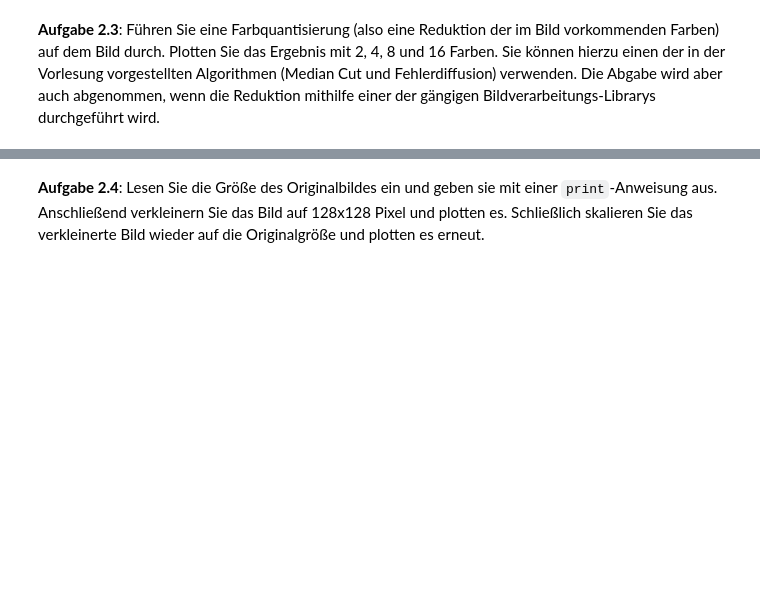
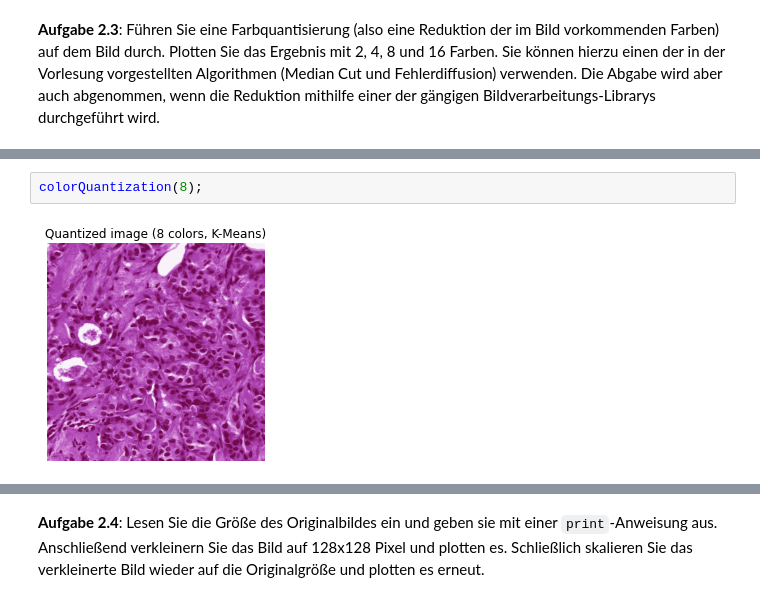
Before and after one commit to Jonalismus/Beleg_1_Bildverarbeitung, a Jupyter notebook: MBV - Bilddateien Bilddarstellung und Diskretisierung.ipynb, the cells around one changed output, grey strips where cells are left out. Cells and saved outputs as stored; diff of their text form; blank space fills up the shorter version.

```diff
--- a/MBV - Bilddateien Bilddarstellung und Diskretisierung.ipynb
+++ b/MBV - Bilddateien Bilddarstellung und Diskretisierung.ipynb
@@ -196,0 +246,4 @@ display(red, green, blue, original)
+# %%
+colorQuantization(8);
+# %% [output]
+[figure, added]
```
Also changed, not shown: parts of 20 cells of this notebook.
